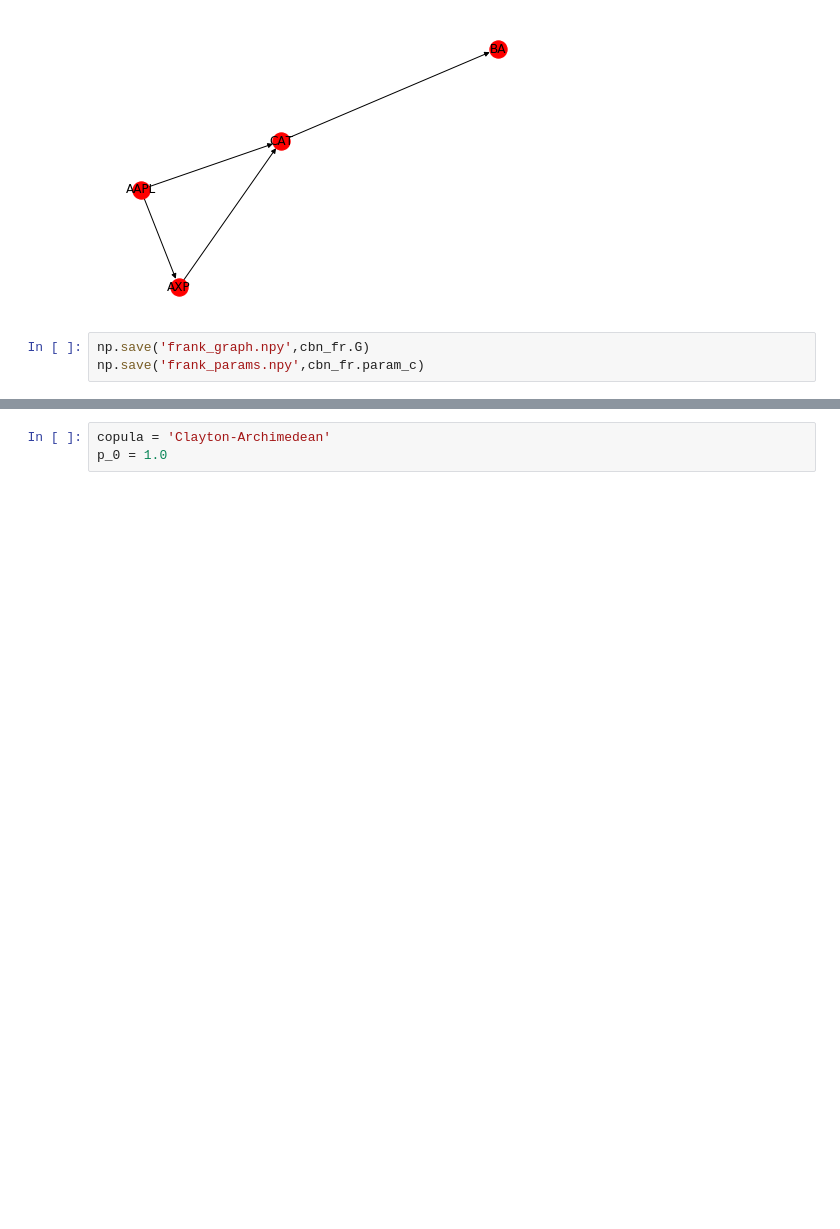
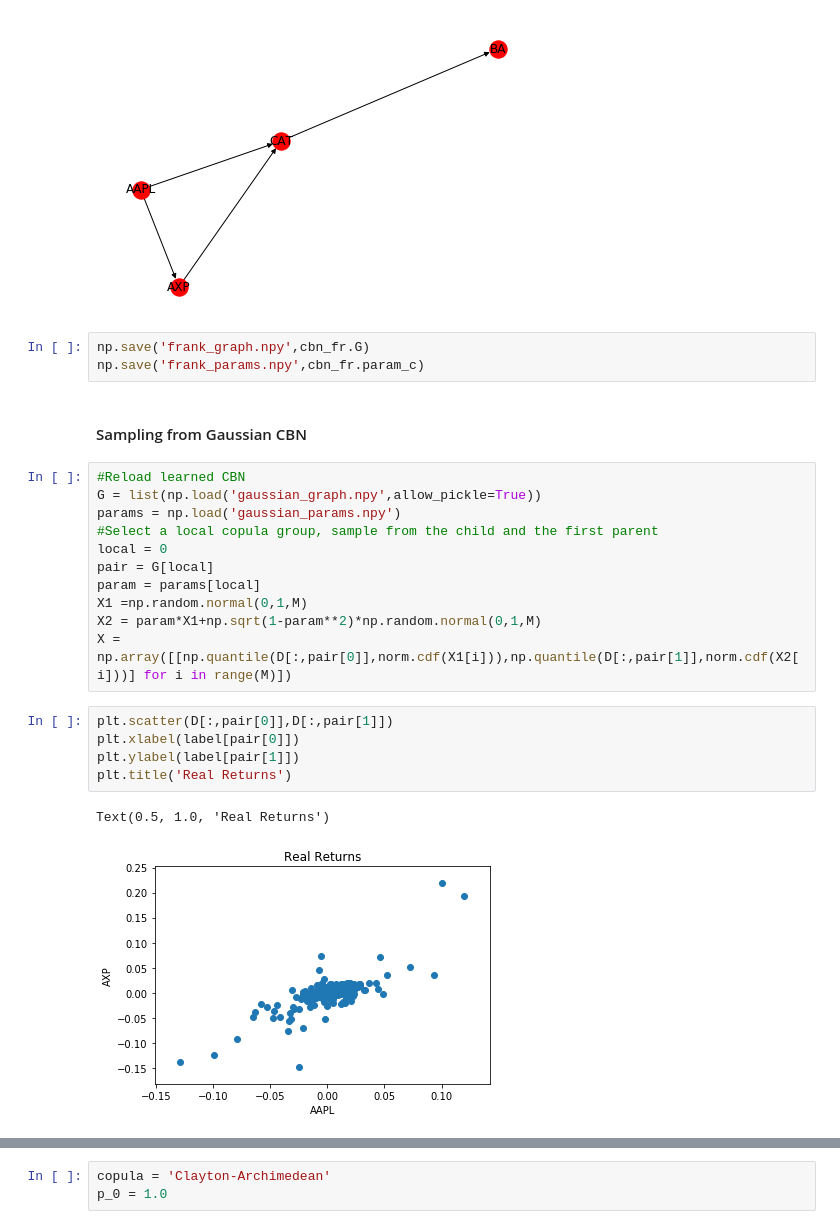
Before and after one commit to shinyy98/Copula_Bayesian_Networks, a Jupyter notebook: CBN_Experiments.ipynb, the cells around one changed output, grey strips where cells are left out. Drawn from its saved outputs; the diff is of its cells as text; blank space fills up the shorter version.

```diff
--- a/CBN_Experiments.ipynb
+++ b/CBN_Experiments.ipynb
@@ -535,3 +538,24 @@ cbn_fr.draw_network(names=label)
 # %%
 np.save('frank_graph.npy',cbn_fr.G)
 np.save('frank_params.npy',cbn_fr.param_c)
+# %% [markdown]
+#### Sampling from Gaussian CBN
+# %%
+#Reload learned CBN
+G = list(np.load('gaussian_graph.npy',allow_pickle=True))
+params = np.load('gaussian_params.npy')
+#Select a local copula group, sample from the child and the first parent
+local = 0
+pair = G[local]
+param = params[local]
+X1 =np.random.normal(0,1,M)
+X2 = param*X1+np.sqrt(1-param**2)*np.random.normal(0,1,M)
+X = np.array([[np.quantile(D[:,pair[0]],norm.cdf(X1[i])),np.quantile(D[:,pair[1]],norm.cdf(X2[i]))] for i in range(M)])
+# %%
+plt.scatter(D[:,pair[0]],D[:,pair[1]])
+plt.xlabel(label[pair[0]])
+plt.ylabel(label[pair[1]])
+plt.title('Real Returns')
+# %% [output]
+Text(0.5, 1.0, 'Real Returns')
+[figure, added]
```
Also changed, not shown: parts of 26 cells of this notebook, 3 other files.
